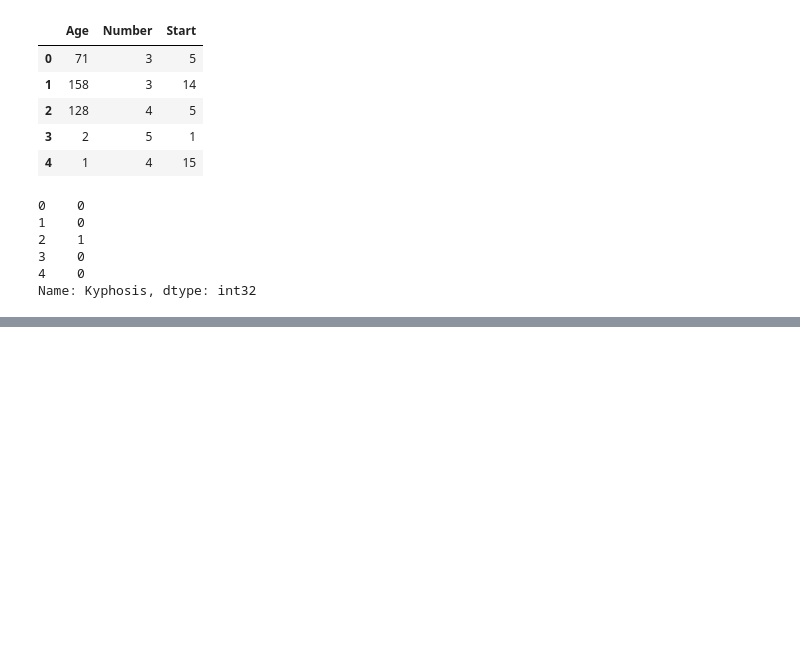
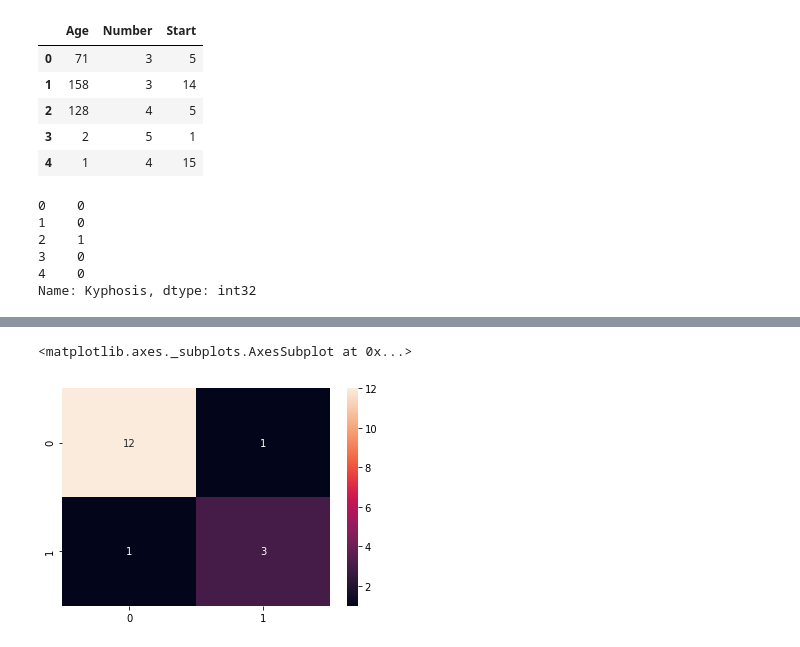
Before and after one commit to sagecodes/kyphsis-classifier-random-forest, a Jupyter notebook: kyphosis-prediction-random-forest.ipynb, the cells around one changed output, grey strips where cells are left out. Saved outputs shown, nothing was run; the diff lists cells and outputs as text; code cells hidden in the pictures; blank space fills up the shorter version.

```diff
--- a/kyphosis-prediction-random-forest.ipynb
+++ b/kyphosis-prediction-random-forest.ipynb
@@ -143,0 +206,4 @@ Name: Kyphosis, dtype: int32
+# %%
+randomforest_classifier = RandomForestClassifier(n_estimators = 100, criterion ='entropy')
+# %%
+randomforest_classifier.fit(X_train,y_train)
@@ -143,0 +218,9 @@ Name: Kyphosis, dtype: int32
+# %%
+y_predict_forest = randomforest_classifier.predict(X_test)
+# %%
+cm = confusion_matrix(y_test, y_predict_forest)
+# %%
+sns.heatmap(cm, annot =True)
+# %% [output]
+<matplotlib.axes._subplots.AxesSubplot at 0x...>
+[figure, added]
```
Also changed, not shown: parts of 15 cells of this notebook.
